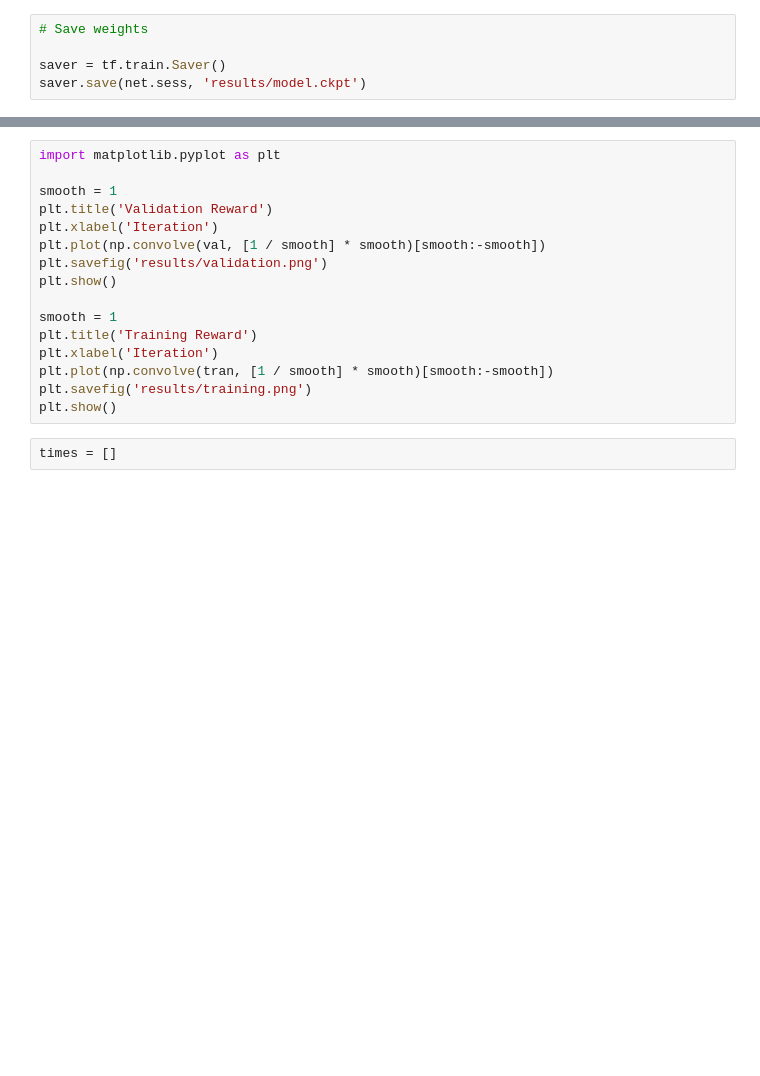
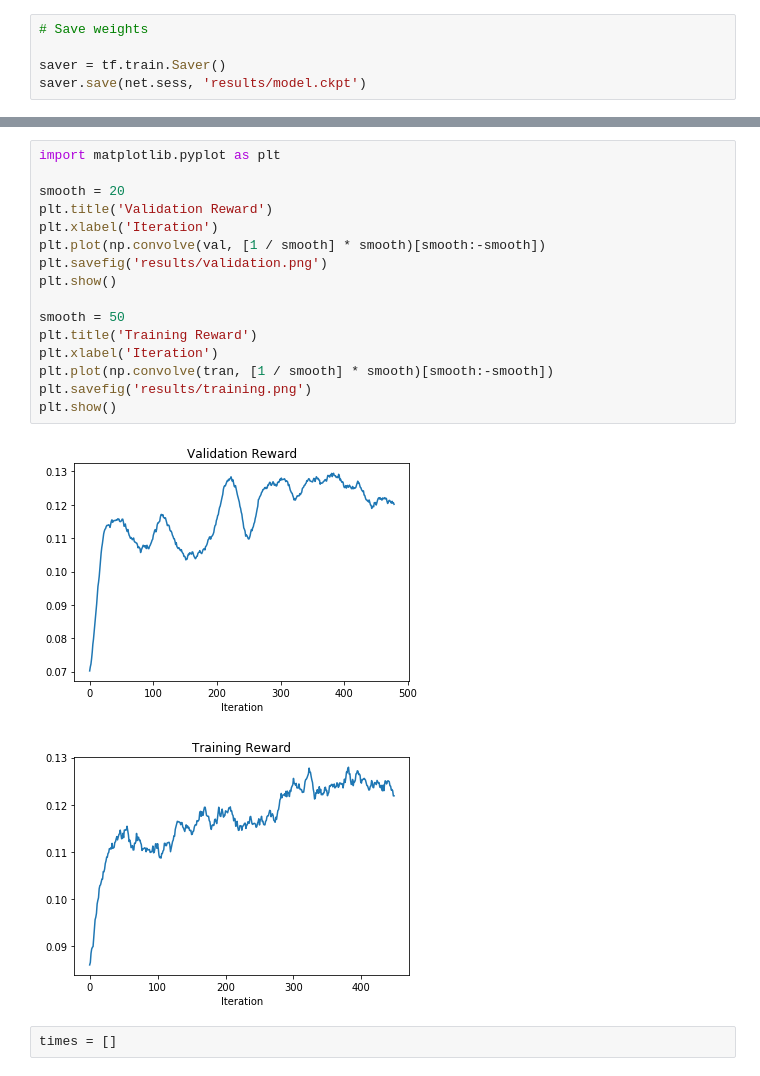
Before and after one commit to vivekmyers/CS234-DNA, a Jupyter notebook: azimuth_training.ipynb, the cells around one changed output, grey strips where cells are left out. Drawn from its saved outputs; the diff is of its cells as text; blank space fills up the shorter version.

```diff
--- a/azimuth_training.ipynb
+++ b/azimuth_training.ipynb
@@ -269,19 +68,22 @@ saver.restore(net.sess, 'results/model.ckpt')
 # %%
 import matplotlib.pyplot as plt
 
-smooth = 1
+smooth = 20
 plt.title('Validation Reward')
 plt.xlabel('Iteration')
 plt.plot(np.convolve(val, [1 / smooth] * smooth)[smooth:-smooth])
 plt.savefig('results/validation.png')
 plt.show()
 
-smooth = 1
+smooth = 50
 plt.title('Training Reward')
 plt.xlabel('Iteration')
 plt.plot(np.convolve(tran, [1 / smooth] * smooth)[smooth:-smooth])
 plt.savefig('results/training.png')
 plt.show()
+# %% [output]
+[figure, added]
+[figure, added]
 # %%
 times = []
 # %%
```
Also changed, not shown: parts of 6 cells of this notebook, 4 other files.
